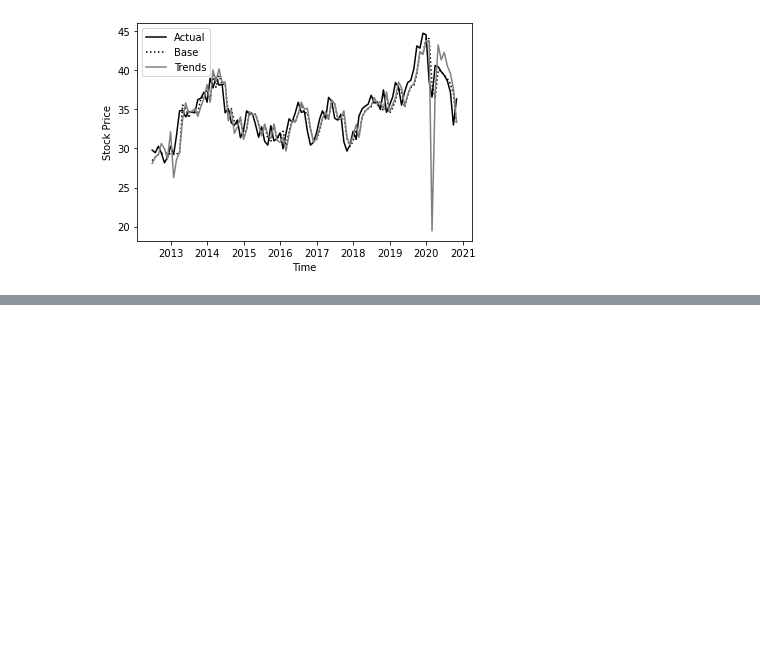
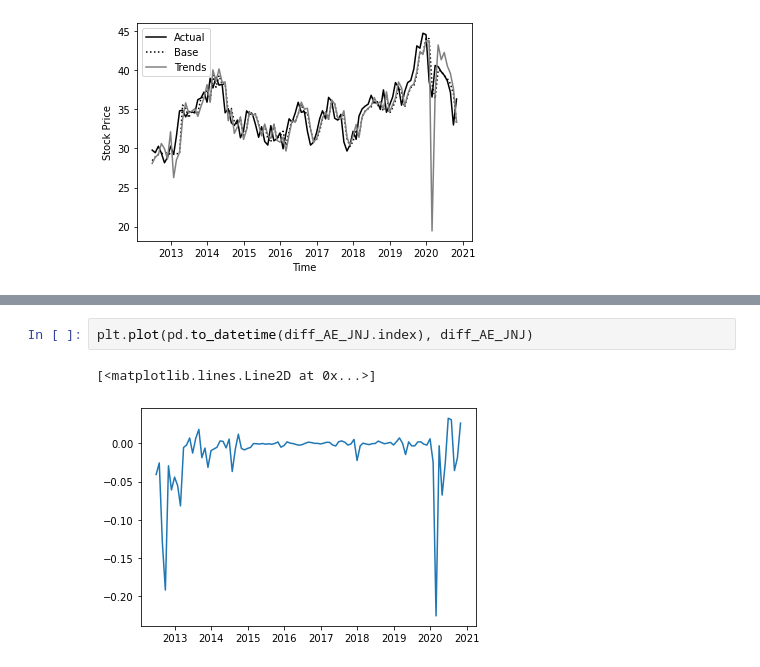
Before and after one commit to epfl-ada/ada-2020-project-milestone-p3-p3_illusions, a Jupyter notebook: extension.ipynb, the cells around one changed output, grey strips where cells are left out. Cells and saved outputs as stored; diff of their text form; blank space fills up the shorter version.

```diff
--- a/extension.ipynb
+++ b/extension.ipynb
@@ -408,0 +432,5 @@ Text(0, 0.5, 'Stock Price')
+# %%
+plt.plot(pd.to_datetime(diff_AE_JNJ.index), diff_AE_JNJ)
+# %% [output]
+[<matplotlib.lines.Line2D at 0x...>]
+[figure, added]
```
Also changed, not shown: parts of 7 cells of this notebook.
